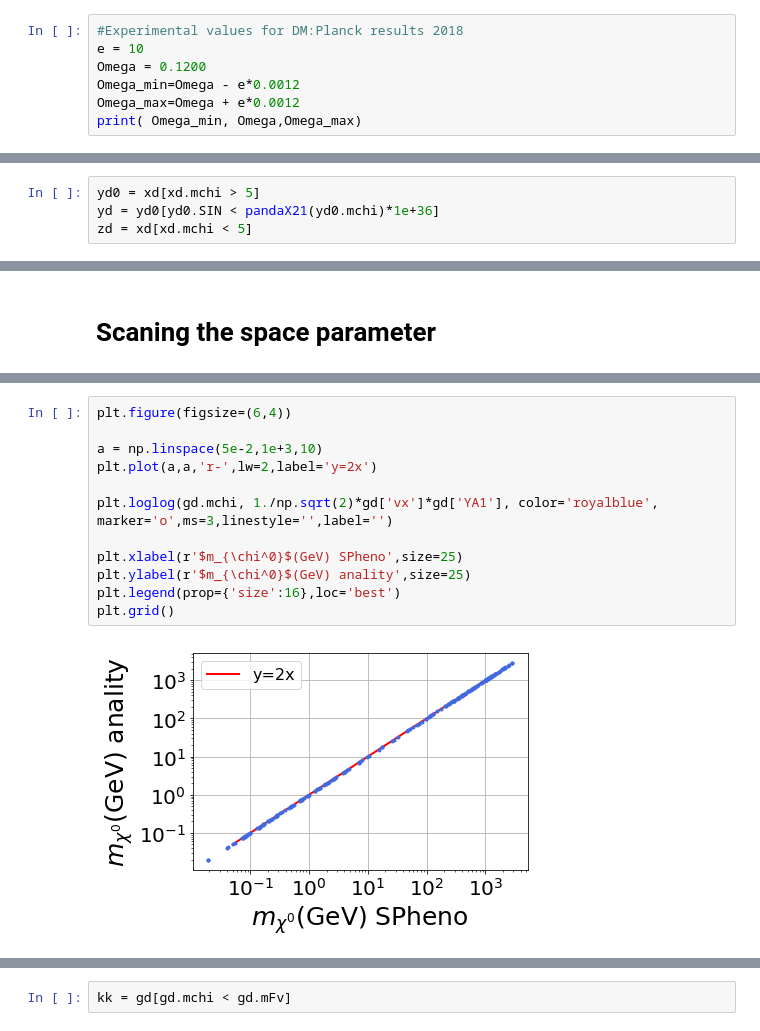
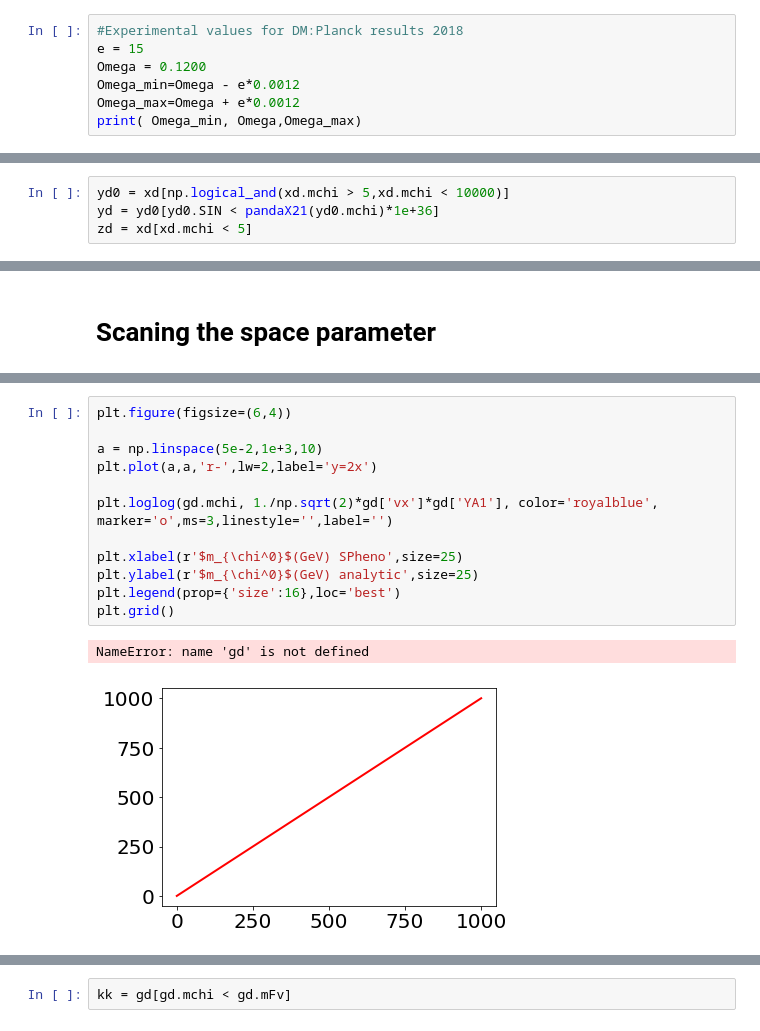
Before and after one commit to anferivera/DarkBariogenesis, a Jupyter notebook: U1B_model-random-scan-DM.ipynb, the cells around one changed output, grey strips where cells are left out. Drawn from its saved outputs; the diff is of its cells as text.

```diff
--- a/U1B_model-random-scan-DM.ipynb
+++ b/U1B_model-random-scan-DM.ipynb
@@ -38,7 +38,7 @@ xd.shape
 Planck results 2018
 # %%
 #Experimental values for DM:Planck results 2018
-e = 10
+e = 15
 Omega = 0.1200
 Omega_min=Omega - e*0.0012
 Omega_max=Omega + e*0.0012
@@ -256,5 +268,5 @@ plt.savefig('plots/SI.pdf')
 # %%
-yd0 = xd[xd.mchi > 5]
+yd0 = xd[np.logical_and(xd.mchi > 5,xd.mchi < 10000)]
 yd = yd0[yd0.SIN < pandaX21(yd0.mchi)*1e+36]
 zd = xd[xd.mchi < 5]
 # %% [markdown]
@@ -698,17 +715,18 @@ plt.show()
 # %%
 plt.figure(figsize=(6,4))
 
 a = np.linspace(5e-2,1e+3,10)
 plt.plot(a,a,'r-',lw=2,label='y=2x')
 
 plt.loglog(gd.mchi, 1./np.sqrt(2)*gd['vx']*gd['YA1'], color='royalblue', marker='o',ms=3,linestyle='',label='')
 
 plt.xlabel(r'$m_{\chi^0}$(GeV) SPheno',size=25)
-plt.ylabel(r'$m_{\chi^0}$(GeV) anality',size=25)
+plt.ylabel(r'$m_{\chi^0}$(GeV) analytic',size=25)
 plt.legend(prop={'size':16},loc='best')
 plt.grid()
 # %% [output]
+NameError: name 'gd' is not defined
-[figure, old version]
+[figure, new version]
 # %%
 plt.figure(figsize=(12,8))
 
```
Also changed, not shown: parts of 34 cells of this notebook, 4 other files.
